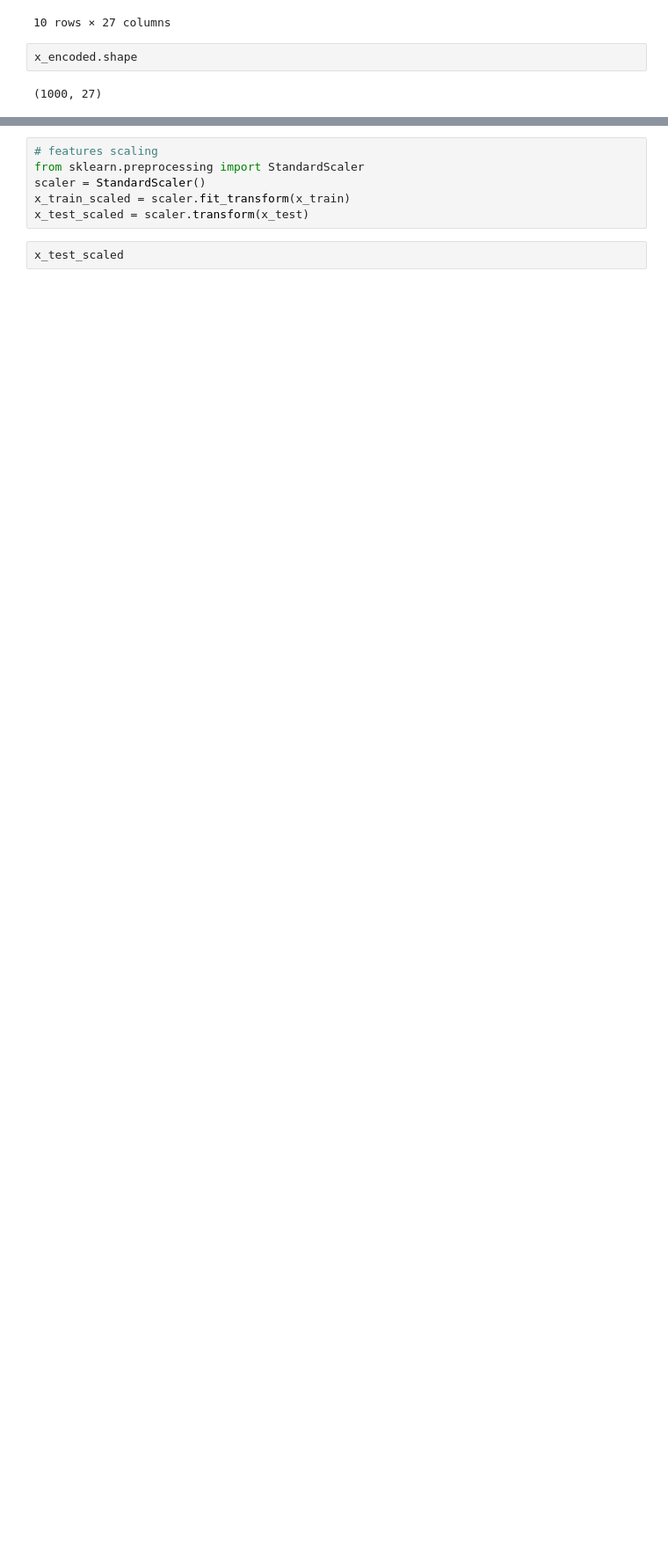
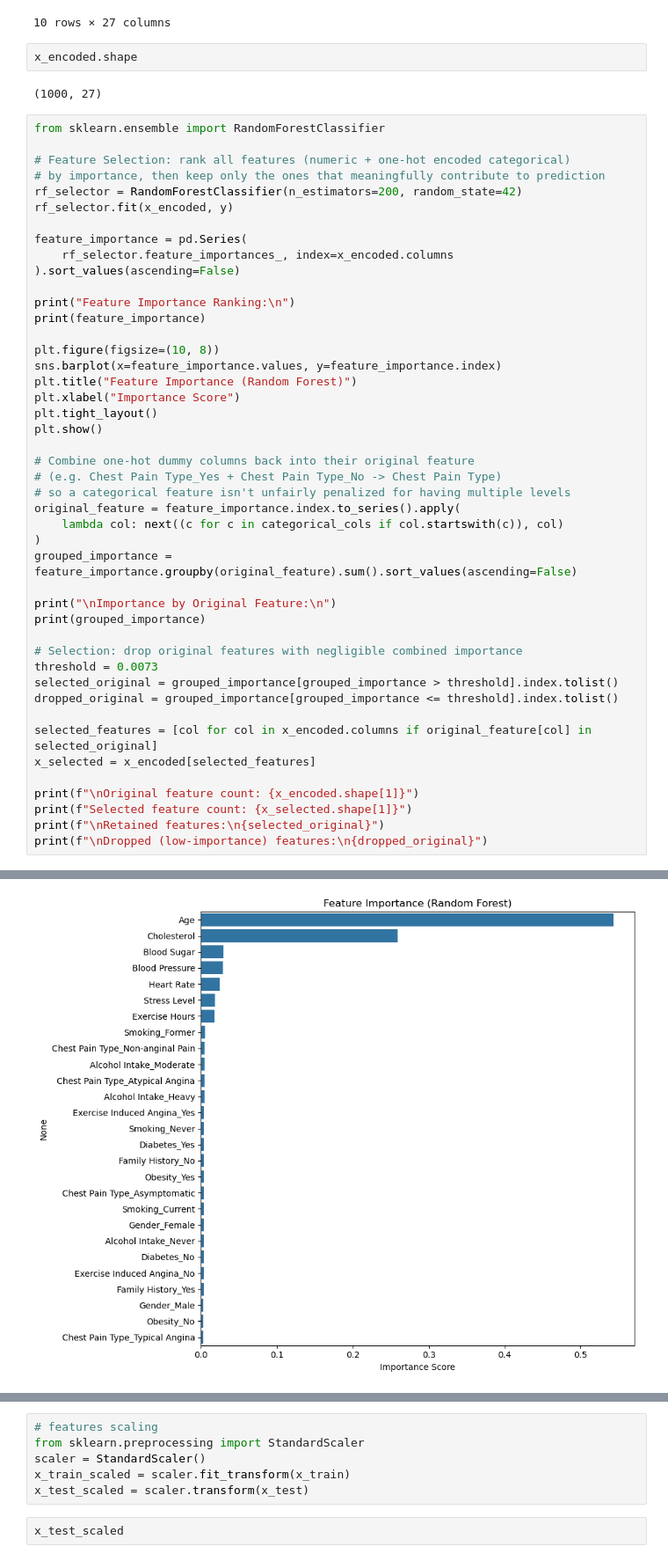
Before and after one commit to bikashsahani/heart-disease-prediction, a Jupyter notebook: heart_disease_prediction.ipynb, the cells around one changed output, grey strips where cells are left out. Shown at 88% size. Drawn from its saved outputs; the diff is of its cells as text; blank space fills up the shorter version.

```diff
--- a/heart_disease_prediction.ipynb
+++ b/heart_disease_prediction.ipynb
@@ -1109,3 +1109,49 @@ x_encoded.sample(10)
 x_encoded.shape
 # %% [output]
 (1000, 27)
+# %%
+from sklearn.ensemble import RandomForestClassifier
+
+# Feature Selection: rank all features (numeric + one-hot encoded categorical)
+# by importance, then keep only the ones that meaningfully contribute to prediction
+rf_selector = RandomForestClassifier(n_estimators=200, random_state=42)
+rf_selector.fit(x_encoded, y)
+
+feature_importance = pd.Series(
+    rf_selector.feature_importances_, index=x_encoded.columns
+).sort_values(ascending=False)
+
+print("Feature Importance Ranking:\n")
+print(feature_importance)
+
+plt.figure(figsize=(10, 8))
+sns.barplot(x=feature_importance.values, y=feature_importance.index)
+plt.title("Feature Importance (Random Forest)")
+plt.xlabel("Importance Score")
+plt.tight_layout()
+plt.show()
+
+# Combine one-hot dummy columns back into their original feature
+# (e.g. Chest Pain Type_Yes + Chest Pain Type_No -> Chest Pain Type)
+# so a categorical feature isn't unfairly penalized for having multiple levels
+original_feature = feature_importance.index.to_series().apply(
+    lambda col: next((c for c in categorical_cols if col.startswith(c)), col)
+)
+grouped_importance = feature_importance.groupby(original_feature).sum().sort_values(ascending=False)
+
+print("\nImportance by Original Feature:\n")
+print(grouped_importance)
+
+# Selection: drop original features with negligible combined importance
+threshold = 0.0073
+selected_original = grouped_importance[grouped_importance > threshold].index.tolist()
+dropped_original = grouped_importance[grouped_importance <= threshold].index.tolist()
+
+selected_features = [col for col in x_encoded.columns if original_feature[col] in selected_original]
+x_selected = x_encoded[selected_features]
+
+print(f"\nOriginal feature count: {x_encoded.shape[1]}")
+print(f"Selected feature count: {x_selected.shape[1]}")
+print(f"\nRetained features:\n{selected_original}")
+print(f"\nDropped (low-importance) features:\n{dropped_original}")
+# %% [output]
@@ -1111,0 +1175 @@ x_encoded.shape
+[figure, added]
```
Also changed, not shown: parts of 50 cells of this notebook, 3 other files.
